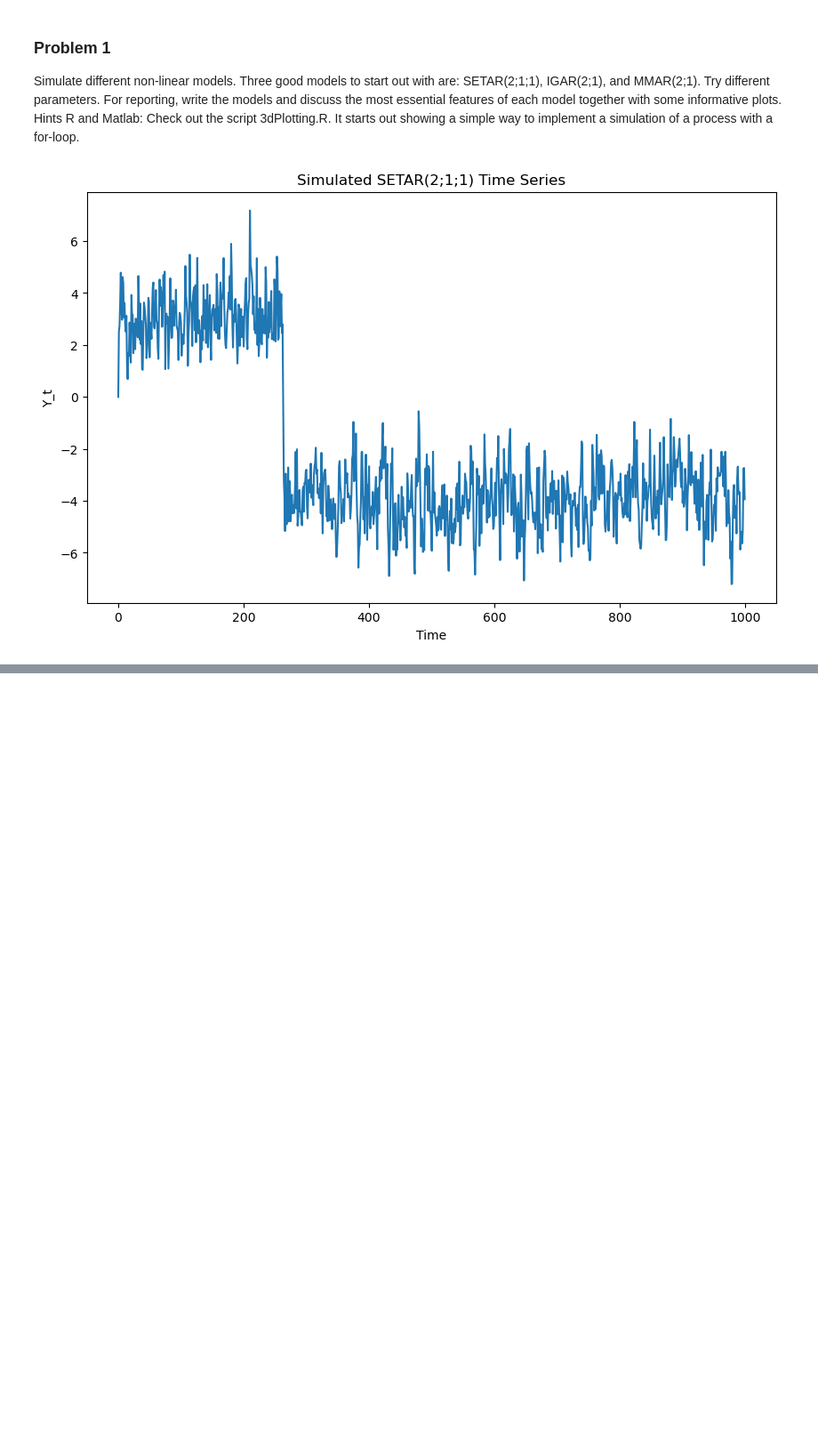
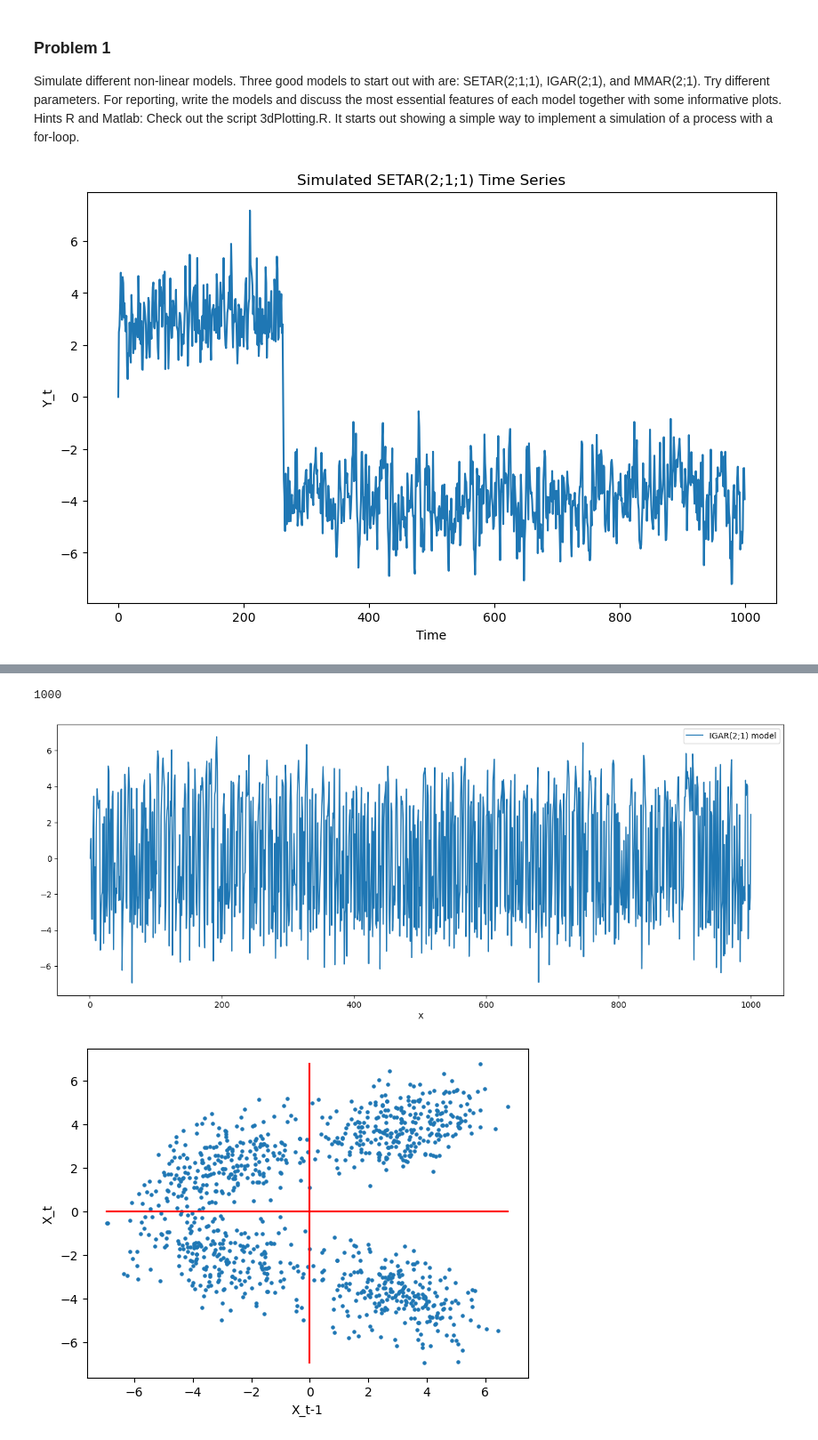
Before and after one commit to gustavn19/advanced_time_series_analysis, a Jupyter notebook: computer_exercise_1-kopi.ipynb, the cells around one changed output, grey strips where cells are left out. Shown at 89% size. Saved outputs shown, nothing was run; the diff lists cells and outputs as text; code cells hidden in the pictures; blank space fills up the shorter version.

```diff
--- a/computer_exercise_1-kopi.ipynb
+++ b/computer_exercise_1-kopi.ipynb
@@ -38,0 +45,73 @@ plt.show()
+# %%
+import random
+import numpy as np
+import matplotlib.pyplot as plt
+
+# Parameters
+a_00 = 3
+a_01 = 0.3
+a_10 = -3
+a_11 = -0.3
+a = [[a_00, a_01], [a_10, a_11]]
+p_1 = 0.5 # probability p_1
+p_2 = 1 - p_1 # probability p_2
+
+J_t_prob = [p_1, p_2]
+J_t_values = [i for i in range(len(J_t_prob))]
+n = 1000
+t_vec = [i + 1 for i in range(n)]
+print(len(t_vec))
+X = [0]
+
+# Random variable addition parameters
+mu = 0
+sigma = 1
+
+
+for t in range(1, n):
+
+    J_t = random.uniform(0, 1)
+    epsilon_t = np.random.normal(mu, sigma)
+
+    for probability_idx in range(len(J_t_prob)):
+        if probability_idx == len(J_t_prob) - 1:
+            if J_t > J_t_prob[-1]:
+                J_t_val = J_t_values[probability_idx]
+        elif probability_idx == 0:
+            if J_t < J_t_prob[0]:
+                J_t_val = J_t_values[probability_idx]
+        else:
+            if J_t > sum(J_t_prob[ : probability_idx]) and J_t > sum(J_t_prob[ : probability_idx + 1]):
+                J_t_val = J_t_values[probability_idx]
+
+    # Appending new values
+    X_t = a[J_t_val][0] + a[J_t_val][1] * X[-1] + epsilon_t
+    X.append(X_t)
+
+
+
+
+
+plt.figure(figsize=(16, 6))
+plt.plot(t_vec, X, label = "IGAR(2;1) model")
+plt.legend()
+plt.xlabel('t')
+plt.xlabel('X')
+plt.show()
+
+# Plot of lag 1
+
+plt.figure()
+plt.scatter(X[ : -1], X[1 : ], s=5)
+plt.plot(np.linspace(min(X), max(X), n), np.zeros(n), color = "red")
+plt.plot(np.zeros(n), np.linspace(min(X), max(X), n), color = "red")
+plt.xlabel('X_t-1')
+plt.ylabel('X_t')
+plt.show()
+
+# Correlation Sample ACF
+max_lag = 10
+# %% [output]
+1000
+[figure, added]
+[figure, added]
```
Also changed, not shown: parts of 1 cell of this notebook.
